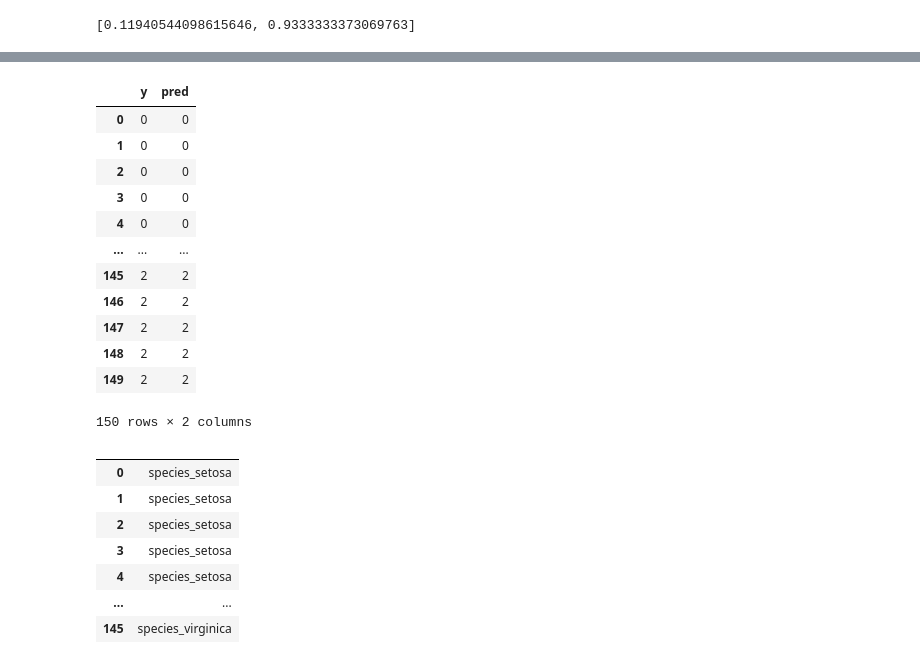
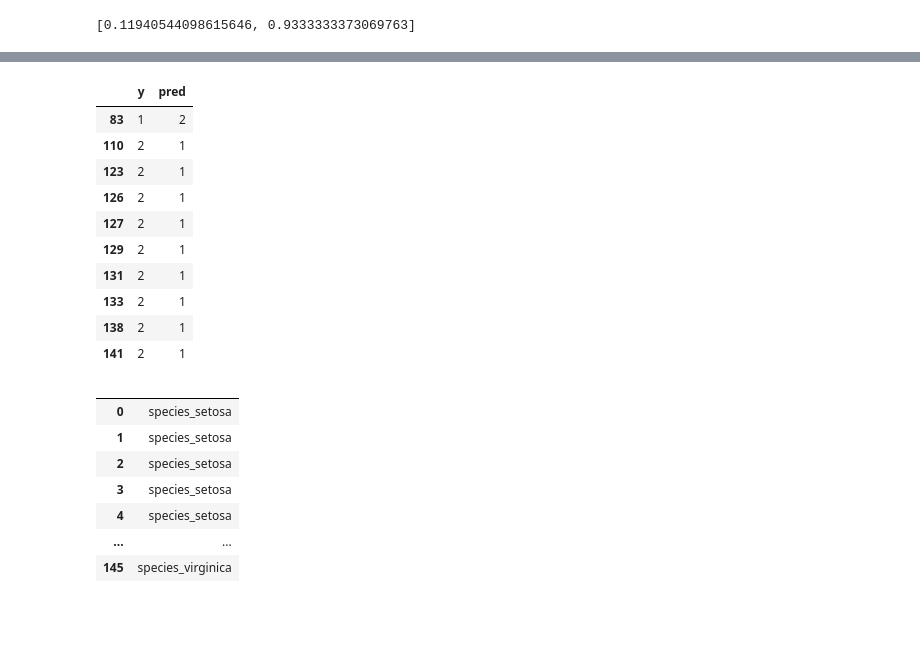
Before and after one commit to heavyrainseo/deeplearning, a Jupyter notebook: test.ipynb, the cells around one changed output, grey strips where cells are left out. Saved outputs shown, nothing was run; the diff lists cells and outputs as text; code cells hidden in the pictures; blank space fills up the shorter version.

```diff
--- a/test.ipynb
+++ b/test.ipynb
@@ -410,5 +410,6 @@ model.evaluate(x,y)
 [0.11940544098615646, 0.9333333373069763]
 # %%
 res = pd.DataFrame({'y':y.to_numpy().argmax(axis=1),'pred':model.predict(x).argmax(axis=1)})
-res
+print(f'correct : {res[res.y==res.pred].y.count()}, incorrect : {res[res.y!=res.pred].y.count()}')
+res[res.y != res.pred]
 # %% [output]
@@ -416,16 +418,14 @@ res
 |  | y | pred |
-| 0 | 0 | 0 |
-| 1 | 0 | 0 |
-| 2 | 0 | 0 |
-| 3 | 0 | 0 |
-| 4 | 0 | 0 |
-| ... | ... | ... |
-| 145 | 2 | 2 |
-| 146 | 2 | 2 |
-| 147 | 2 | 2 |
-| 148 | 2 | 2 |
-| 149 | 2 | 2 |
+| 83 | 1 | 2 |
+| 110 | 2 | 1 |
+| 123 | 2 | 1 |
+| 126 | 2 | 1 |
+| 127 | 2 | 1 |
+| 129 | 2 | 1 |
+| 131 | 2 | 1 |
+| 133 | 2 | 1 |
+| 138 | 2 | 1 |
+| 141 | 2 | 1 |
-150 rows × 2 columns
 # %%
 pd.from_dummies(y)
 # %% [output]
```
Also changed, not shown: parts of 1 cell of this notebook.
